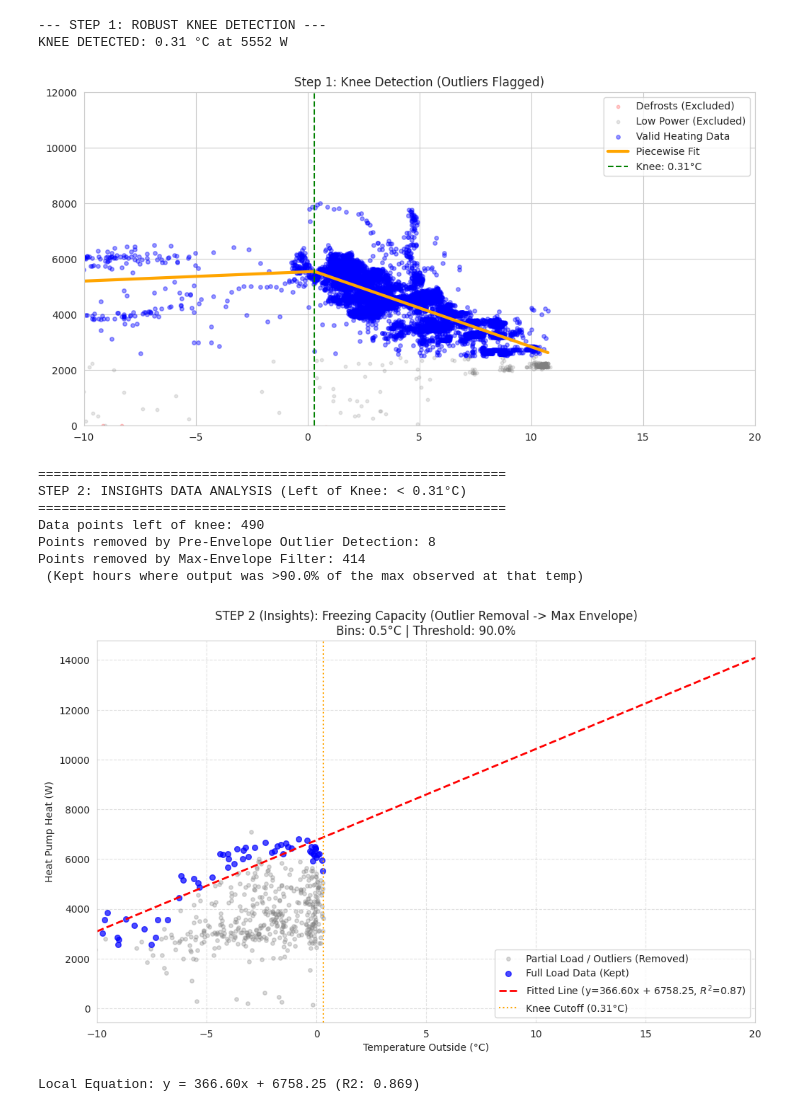
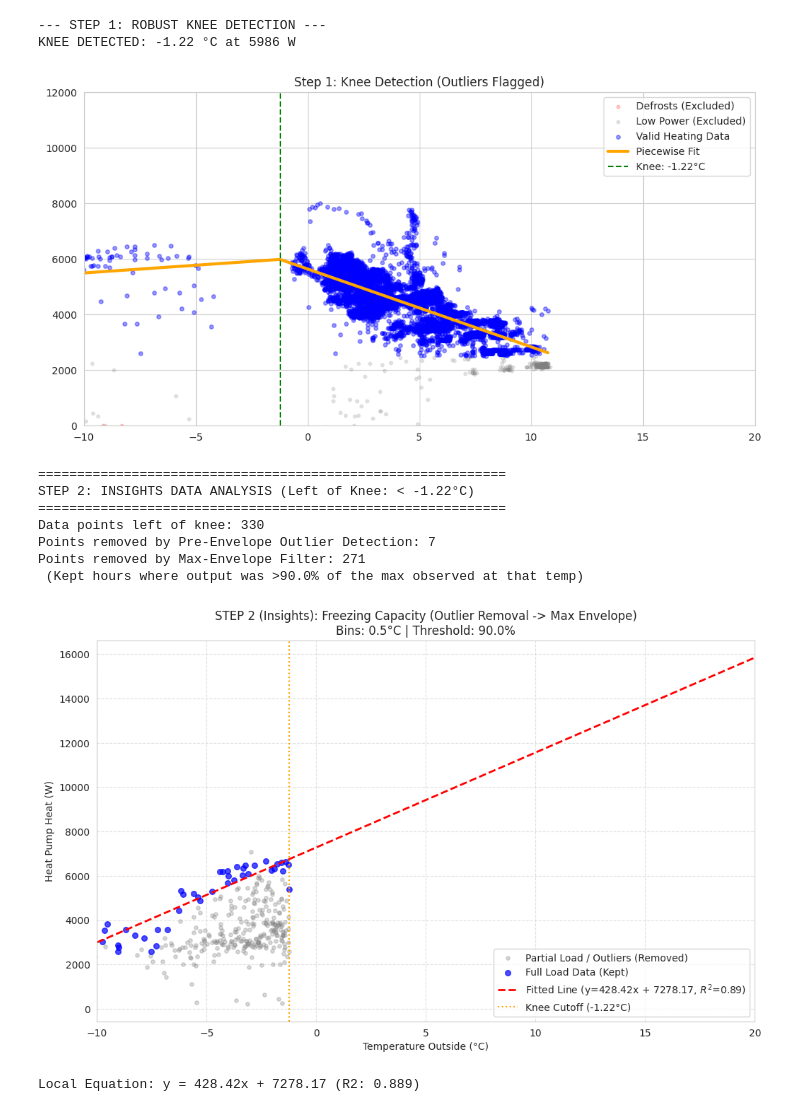
Before and after one commit to Appesteijn/stooklijn, a Jupyter notebook: Quatt stooklijn v4.ipynb, the cells around one changed output. Cells and saved outputs as stored; diff of their text form; code cells hidden in the pictures.

```diff
--- a/Quatt stooklijn v4.ipynb
+++ b/Quatt stooklijn v4.ipynb
@@ -76,7 +79,7 @@ HA_URL = os.getenv("HA_URL")
 TOKEN = os.getenv("TOKEN")
 
 # Define your period here
-START_DATE = "2025-08-01"
+START_DATE = "2025-06-01"
 END_DATE = "2026-02-13"
 
 # File names for storage
@@ -579,7 +674,7 @@ fig, axes = plt.subplots(1, 2, figsize=(18, 7), sharex=True)
 
 # --- PLOT 1: df_hourly (Insights) ---
 ax1 = axes[0]
-if 'df_hourly' in locals() and not df_hourly.empty:
+if 'df_hourly' in globals() and not df_hourly.empty:
     if 'temperatureOutside' in df_hourly.columns and 'hpHeat' in df_hourly.columns:
         ax1.scatter(df_hourly['temperatureOutside'], df_hourly['hpHeat'],
                    alpha=0.3, s=10, c='black', label='df_hourly points')
@@ -676,7 +771,7 @@ print("\n" + "="*60)
 print(f"STEP 2: INSIGHTS DATA ANALYSIS (Left of Knee: < {dynamic_min_temp:.2f}°C)")
 print("="*60)
 
-if 'df_hourly' in locals() and not df_hourly.empty:
+if 'df_hourly' in globals() and not df_hourly.empty:
     # 1. BASIC CLEANUP
     df_filtered = df_hourly[
         (df_hourly['hpHeat'] > 100) &
@@ -791,15 +886,15 @@ PHASE 2: SIDE-BY-SIDE COMPARISON (Raw Data)
 --- STEP 1: ROBUST KNEE DETECTION ---
-KNEE DETECTED: 0.31 °C at 5552 W
+KNEE DETECTED: -1.22 °C at 5986 W
-[figure, old version]
+[figure, new version]
 ============================================================
-STEP 2: INSIGHTS DATA ANALYSIS (Left of Knee: < 0.31°C)
+STEP 2: INSIGHTS DATA ANALYSIS (Left of Knee: < -1.22°C)
 ============================================================
-Data points left of knee: 490
-Points removed by Pre-Envelope Outlier Detection: 8
-Points removed by Max-Envelope Filter: 414
+Data points left of knee: 330
+Points removed by Pre-Envelope Outlier Detection: 7
+Points removed by Max-Envelope Filter: 271
  (Kept hours where output was >90.0% of the max observed at that temp)
-[figure, old version]
+[figure, new version]
-Local Equation: y = 366.60x + 6758.25 (R2: 0.869)
+Local Equation: y = 428.42x + 7278.17 (R2: 0.889)
 # %%
 import matplotlib.pyplot as plt
 import matplotlib.ticker as ticker
```
Also changed, not shown: parts of 10 cells of this notebook, 1 other file.
